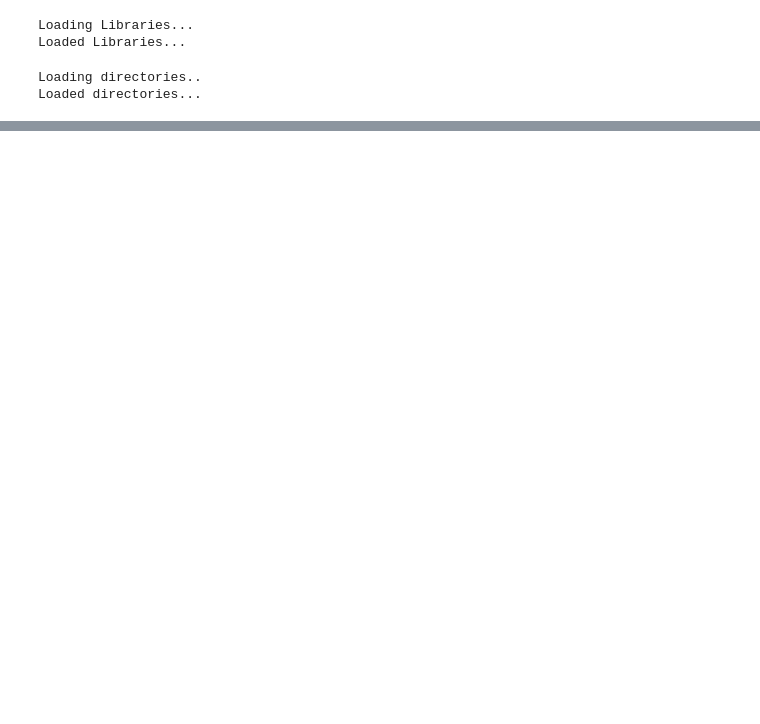
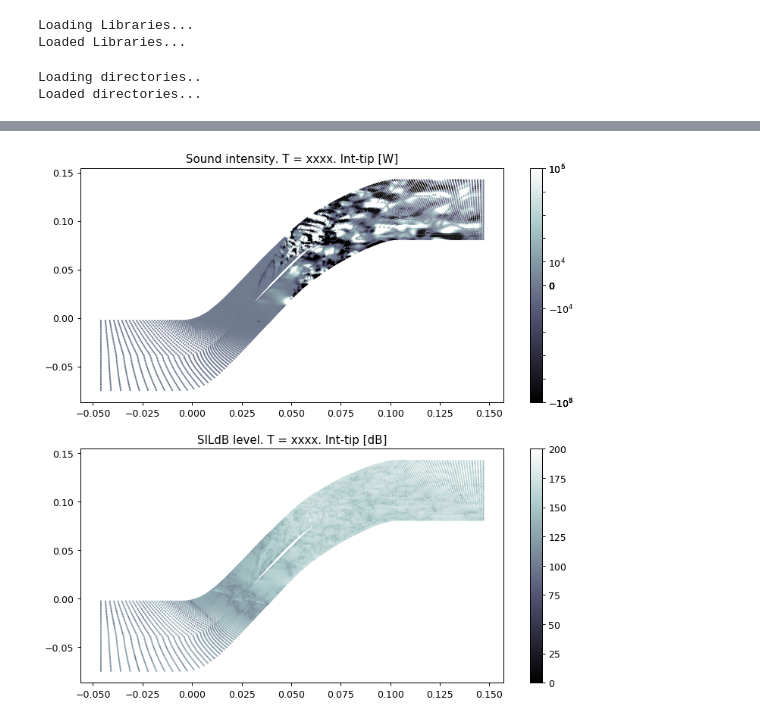
Before and after one commit to JedrzejMosiezny/R67-data-analysis, a Jupyter notebook: _jupyter/plotter.ipynb, the cells around one changed output, grey strips where cells are left out. Saved outputs shown, nothing was run; the diff lists cells and outputs as text; code cells hidden in the pictures; blank space fills up the shorter version.

```diff
--- a/_jupyter/plotter.ipynb
+++ b/_jupyter/plotter.ipynb
@@ -48,0 +56,3 @@ z = coords['z-coordinate']
+# %%
+batch_min = pd.DataFrame(batch_data.min().compute())
+batch_max = pd.DataFrame(batch_data.max().compute())
@@ -48,0 +75,30 @@ z = coords['z-coordinate']
+# %%
+data = pd.DataFrame(pd.read_csv('int-tip_acu_83371.dat', delimiter=",", header=0, skiprows=0, decimal='.')).set_index('nodenumber')
+spl = data['sound-pressure']
+spl_db = data['spl-db']
+sil = data['sound-intensity']
+sil_db = data['sil-db']
+# %%
+dupa, (ax0, ax1) = plt.subplots(nrows=2, figsize=(10, 10), dpi=90)
+spl_plot = ax0.scatter(z, x, c=spl, s=0.5, cmap=plt.cm.bone, norm=colors.SymLogNorm(linthresh=15000, linscale=15000, vmin=spl_min[0], vmax=spl_max[0]))
+dupa.colorbar(spl_plot, ax=ax0)
+ax0.set_title("Sound pressure. T = xxxx. Int-tip [Pa]")
+spldb_plot = ax1.scatter(z, x, c=spl_db, s=0.5, vmin=0, vmax=200, cmap=plt.cm.bone)
+dupa.colorbar(spldb_plot, ax=ax1)
+ax1.set_title("SPLdB. T = xxxx. Int-tip [dB]")
+plt.show()
+#os.chdir(path_plots)
+#plt.savefig(str('int-01_acu_RMS.png'))
+#print("Plotting RMS done...")
+
+fig, (ax0, ax1) = plt.subplots(nrows=2, figsize=(10, 10), dpi=90)
+sil_plot = ax0.scatter(z, x, c=sil, s=0.5, cmap=plt.cm.bone, norm=colors.SymLogNorm(linthresh=50000, linscale=50000, vmin=sil_min[0], vmax=sil_max[0]))
+fig.colorbar(sil_plot, ax=ax0)
+ax0.set_title("Sound intensity. T = xxxx. Int-tip [W]")
+sildb_plot = ax1.scatter(z, x, c=sil_db, s=0.5, vmin=0, vmax=200, cmap=plt.cm.bone)
+fig.colorbar(spldb_plot, ax=ax1)
+ax1.set_title("SILdB level. T = xxxx. Int-tip [dB]")
+plt.show()
+#os.chdir(path_plots)
+#plt.savefig(str('int-01_acu_RMS.png'))
+#print("Plotting RMS done...")
@@ -49,3 +108,17 @@ z = coords['z-coordinate']
+# %%
+fig, (ax0, ax1) = plt.subplots(nrows=2, figsize=(10, 10), dpi=90)
+sil_plot = ax0.scatter(z, x, c=sil, s=0.5, cmap=plt.cm.bone, norm=colors.SymLogNorm(linthresh=50000, linscale=50000, vmin=sil_min[0], vmax=sil_max[0]))
+fig.colorbar(sil_plot, ax=ax0)
+ax0.set_title("Sound intensity. T = xxxx. Int-tip [W]")
+sildb_plot = ax1.scatter(z, x, c=sil_db, s=0.5, vmin=0, vmax=200, cmap=plt.cm.bone)
+fig.colorbar(spldb_plot, ax=ax1)
+ax1.set_title("SILdB level. T = xxxx. Int-tip [dB]")
+plt.show()
+#os.chdir(path_plots)
+#plt.savefig(str('int-01_acu_RMS.png'))
+#print("Plotting RMS done...")
+# %% [output]
+[figure, added]
 # %%
 os.chdir(path_rms)
 rms = pd.DataFrame(pd.read_csv('int-01_rms.dat', delimiter=",", header=0, skiprows=0, decimal='.')).set_index('nodenumber')
```
Also changed, not shown: parts of 15 cells of this notebook, 2 other files.
